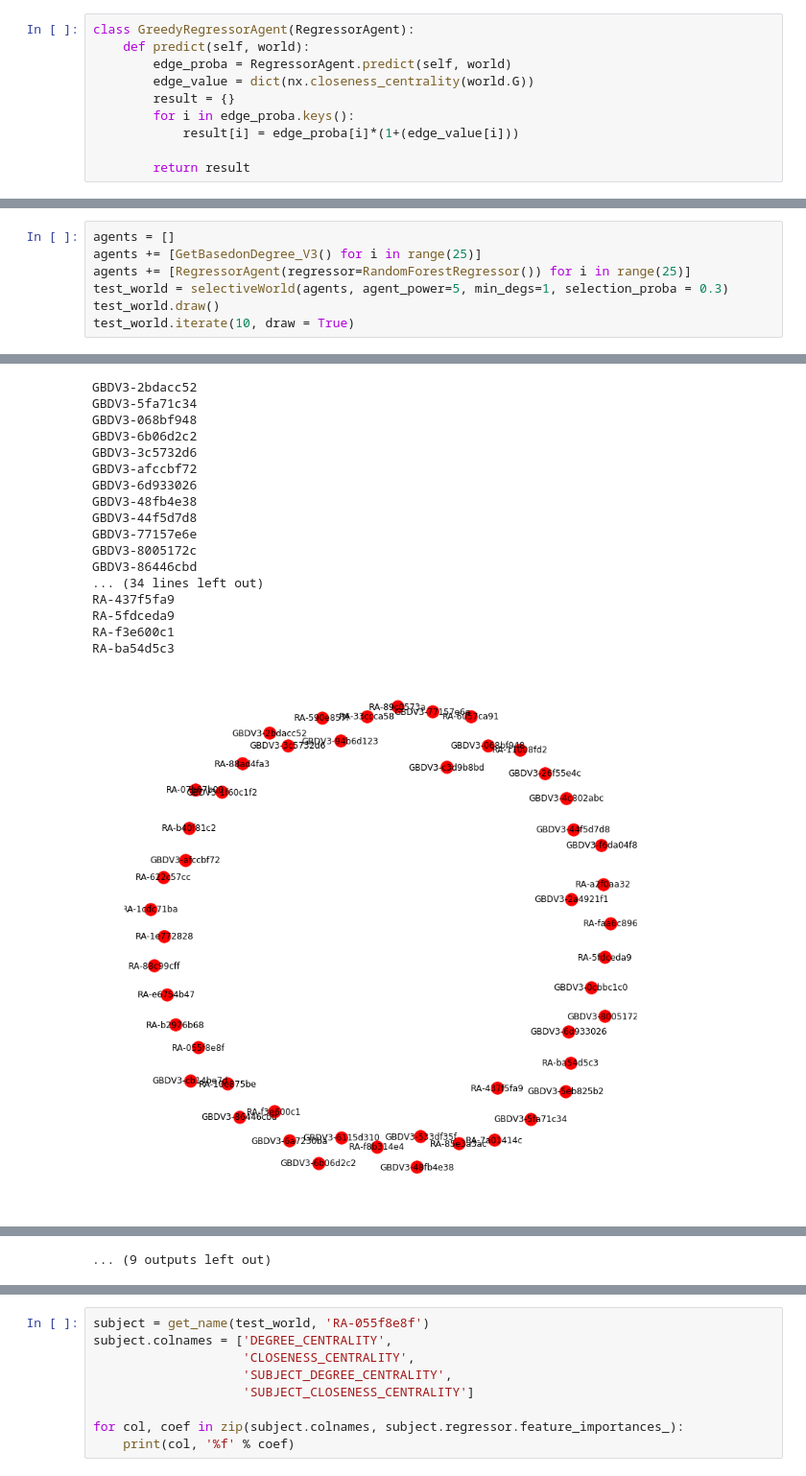
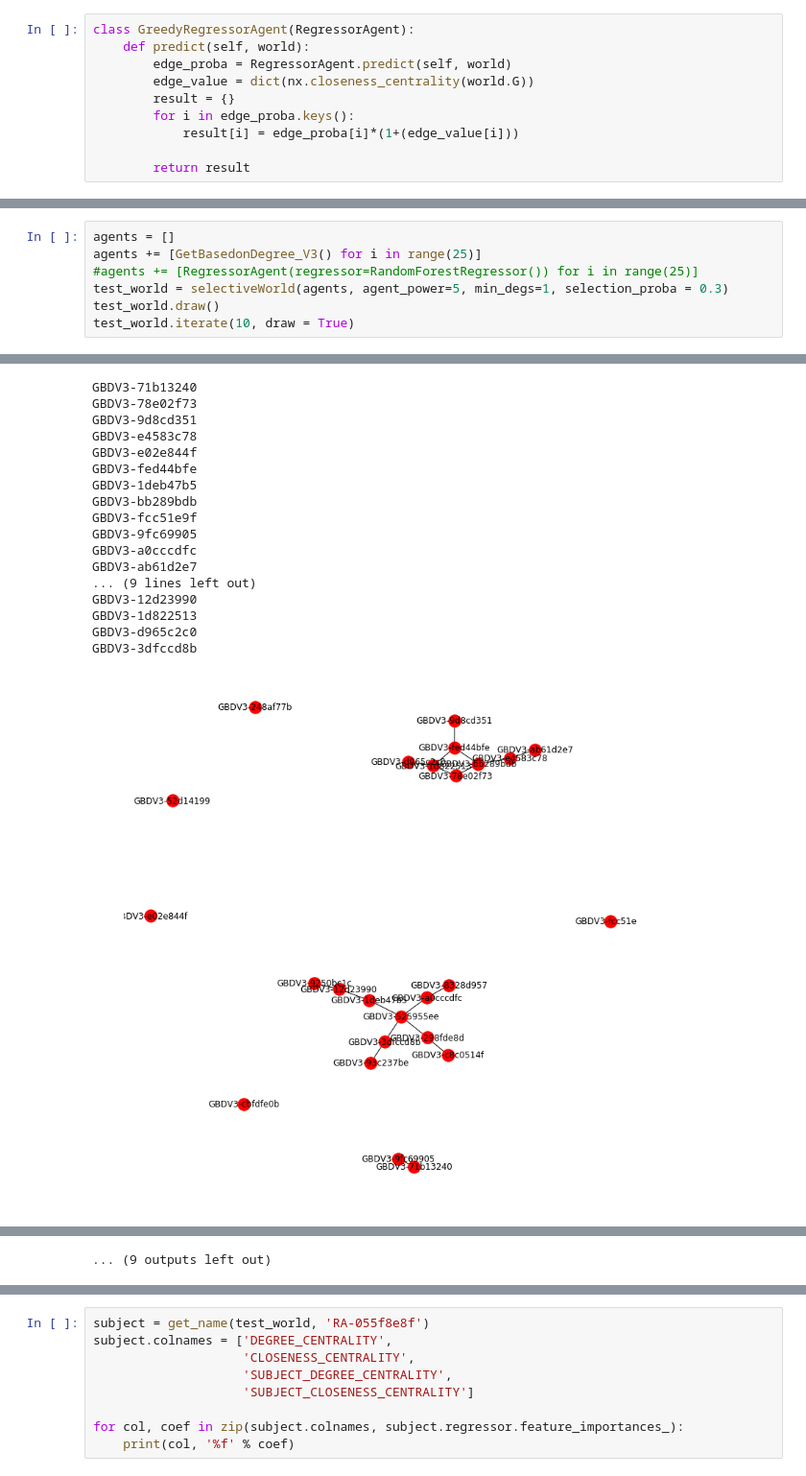
Before and after one commit to MUBTAAB/nx-Reinforcement, a Jupyter notebook: networkX - 2.ipynb, the cells around one changed output, grey strips where cells are left out. Shown at 96% size. Drawn from its saved outputs; the diff is of its cells as text.

```diff
--- a/networkX - 2.ipynb
+++ b/networkX - 2.ipynb
@@ -222,7 +213,7 @@ RandomForestRegressor(bootstrap=True, criterion='mse', max_depth=None,
 # %%
 agents = []
 agents += [GetBasedonDegree_V3() for i in range(25)]
-agents += [RegressorAgent(regressor=RandomForestRegressor()) for i in range(25)]
+#agents += [RegressorAgent(regressor=RandomForestRegressor()) for i in range(25)]
 test_world = selectiveWorld(agents, agent_power=5, min_degs=1, selection_proba = 0.3)
 test_world.draw()
 test_world.iterate(10, draw = True)
@@ -231,18 +222,18 @@ test_world.iterate(10, draw = True)
-GBDV3-2bdacc52
-GBDV3-5fa71c34
-GBDV3-068bf948
-GBDV3-6b06d2c2
-GBDV3-3c5732d6
-GBDV3-afccbf72
-GBDV3-6d933026
-GBDV3-48fb4e38
-GBDV3-44f5d7d8
-GBDV3-77157e6e
-GBDV3-8005172c
-GBDV3-86446cbd
-... (34 lines left out)
-RA-437f5fa9
-RA-5fdceda9
-RA-f3e600c1
-RA-ba54d5c3
+GBDV3-71b13240
+GBDV3-78e02f73
+GBDV3-9d8cd351
+GBDV3-e4583c78
+GBDV3-e02e844f
+GBDV3-fed44bfe
+GBDV3-1deb47b5
+GBDV3-bb289bdb
+GBDV3-fcc51e9f
+GBDV3-9fc69905
+GBDV3-a0cccdfc
+GBDV3-ab61d2e7
+... (9 lines left out)
+GBDV3-12d23990
+GBDV3-1d822513
+GBDV3-d965c2c0
+GBDV3-3dfccd8b
-[figure, old version]
+[figure, new version]
```
Also changed, not shown: parts of 4 cells of this notebook, 2 other files.
